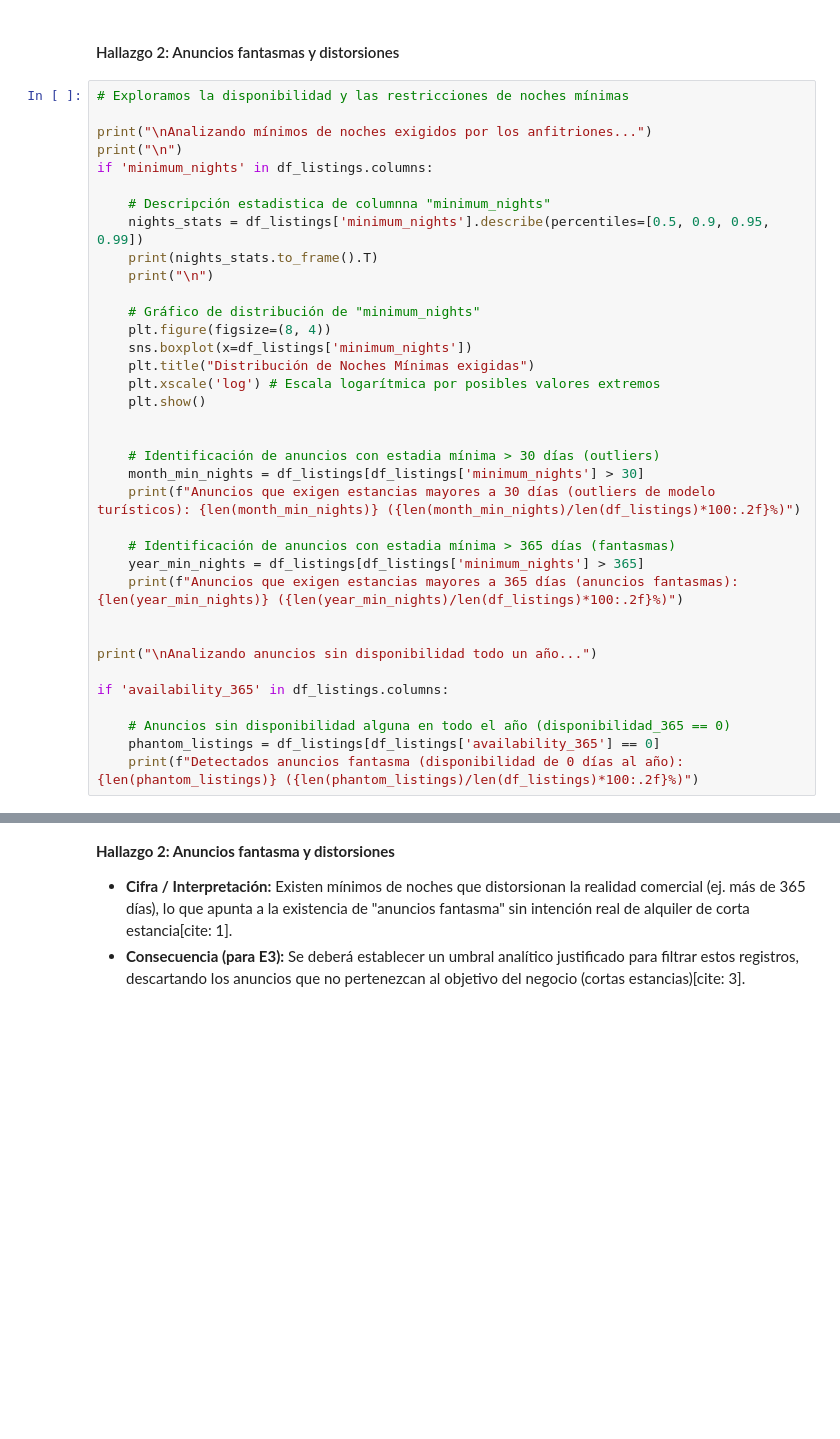
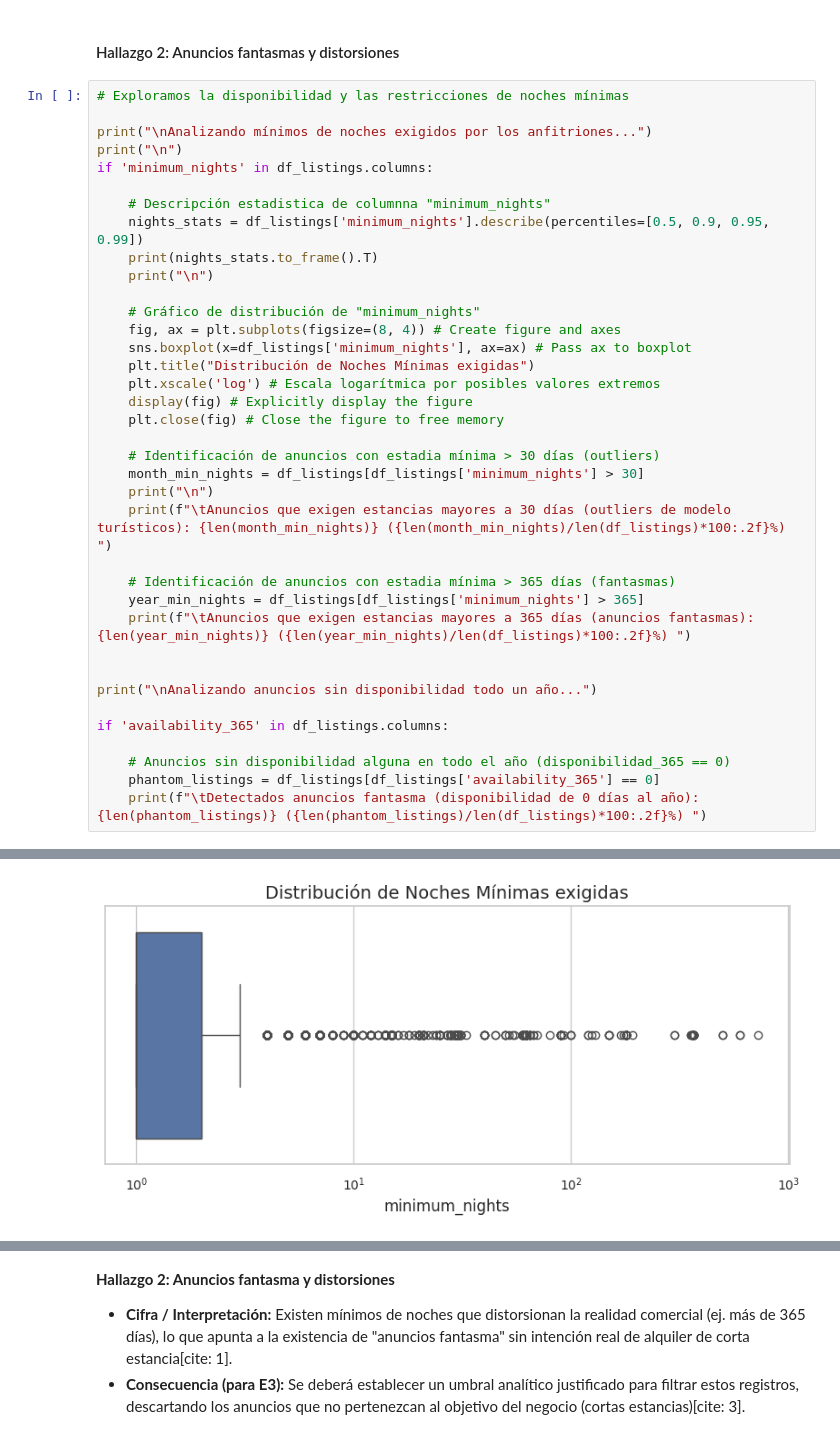
Before and after one commit to josenomberto/UTEC-CDIAV3-MCD8015, a Jupyter notebook: src/01_eda.ipynb, the cells around one changed output, grey strips where cells are left out. Cells and saved outputs as stored; diff of their text form; blank space fills up the shorter version.

```diff
--- a/src/01_eda.ipynb
+++ b/src/01_eda.ipynb
@@ -183,20 +168,21 @@ if 'minimum_nights' in df_listings.columns:
     print("\n")
 
     # Gráfico de distribución de "minimum_nights"
-    plt.figure(figsize=(8, 4))
-    sns.boxplot(x=df_listings['minimum_nights'])
+    fig, ax = plt.subplots(figsize=(8, 4)) # Create figure and axes
+    sns.boxplot(x=df_listings['minimum_nights'], ax=ax) # Pass ax to boxplot
     plt.title("Distribución de Noches Mínimas exigidas")
     plt.xscale('log') # Escala logarítmica por posibles valores extremos
-    plt.show()
-
+    display(fig) # Explicitly display the figure
+    plt.close(fig) # Close the figure to free memory
 
     # Identificación de anuncios con estadia mínima > 30 días (outliers)
     month_min_nights = df_listings[df_listings['minimum_nights'] > 30]
-    print(f"Anuncios que exigen estancias mayores a 30 días (outliers de modelo turísticos): {len(month_min_nights)} ({len(month_min_nights)/len(df_listings)*100:.2f}%)")
+    print("\n")
+    print(f"\tAnuncios que exigen estancias mayores a 30 días (outliers de modelo turísticos): {len(month_min_nights)} ({len(month_min_nights)/len(df_listings)*100:.2f}%) ")
 
     # Identificación de anuncios con estadia mínima > 365 días (fantasmas)
     year_min_nights = df_listings[df_listings['minimum_nights'] > 365]
-    print(f"Anuncios que exigen estancias mayores a 365 días (anuncios fantasmas): {len(year_min_nights)} ({len(year_min_nights)/len(df_listings)*100:.2f}%)")
+    print(f"\tAnuncios que exigen estancias mayores a 365 días (anuncios fantasmas): {len(year_min_nights)} ({len(year_min_nights)/len(df_listings)*100:.2f}%) ")
 
 
 print("\nAnalizando anuncios sin disponibilidad todo un año...")
@@ -205,7 +191,7 @@ if 'availability_365' in df_listings.columns:
 
     # Anuncios sin disponibilidad alguna en todo el año (disponibilidad_365 == 0)
     phantom_listings = df_listings[df_listings['availability_365'] == 0]
-    print(f"Detectados anuncios fantasma (disponibilidad de 0 días al año): {len(phantom_listings)} ({len(phantom_listings)/len(df_listings)*100:.2f}%)")
+    print(f"\tDetectados anuncios fantasma (disponibilidad de 0 días al año): {len(phantom_listings)} ({len(phantom_listings)/len(df_listings)*100:.2f}%) ")
 # %% [output]
 Analizando mínimos de noches exigidos por los anfitriones...
 
@@ -221,0 +201 @@ Detectados anuncios fantasma (disponibilidad de 0 días al año): 1293 (4.11%)
+[figure, added]
```
Also changed, not shown: parts of 31 cells of this notebook.
